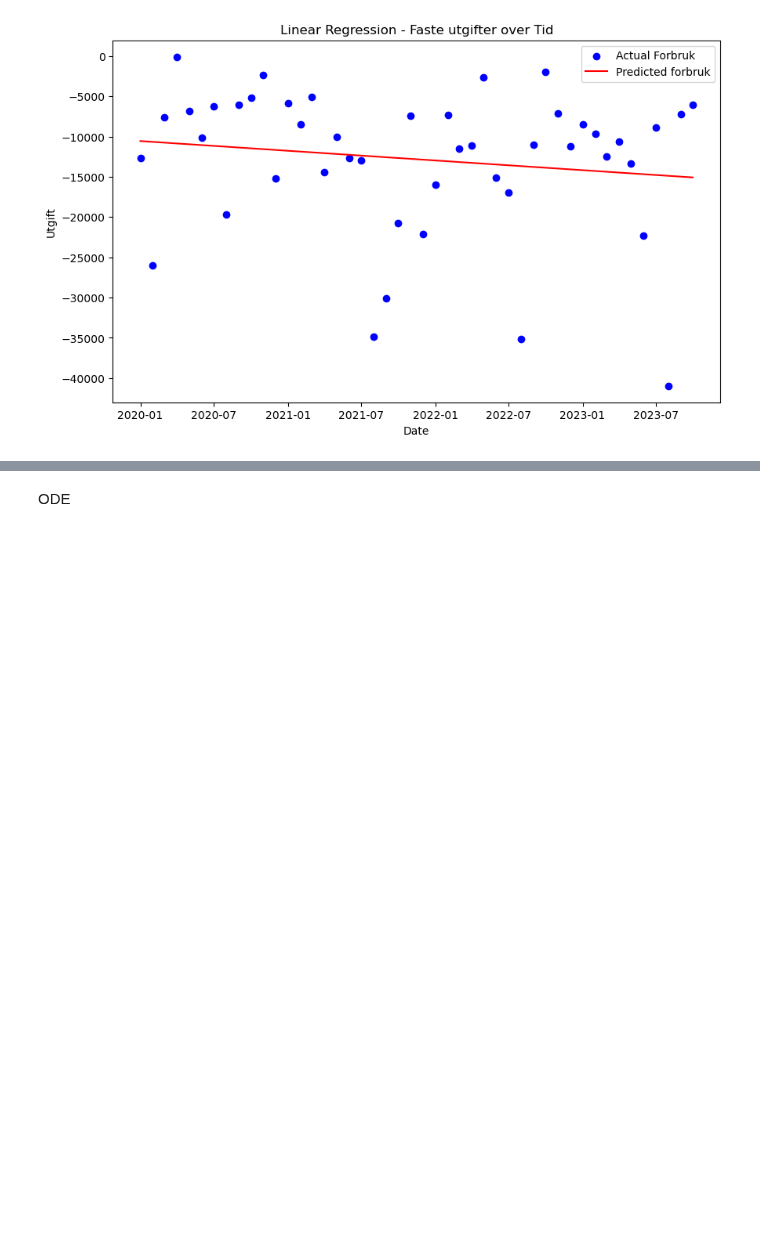
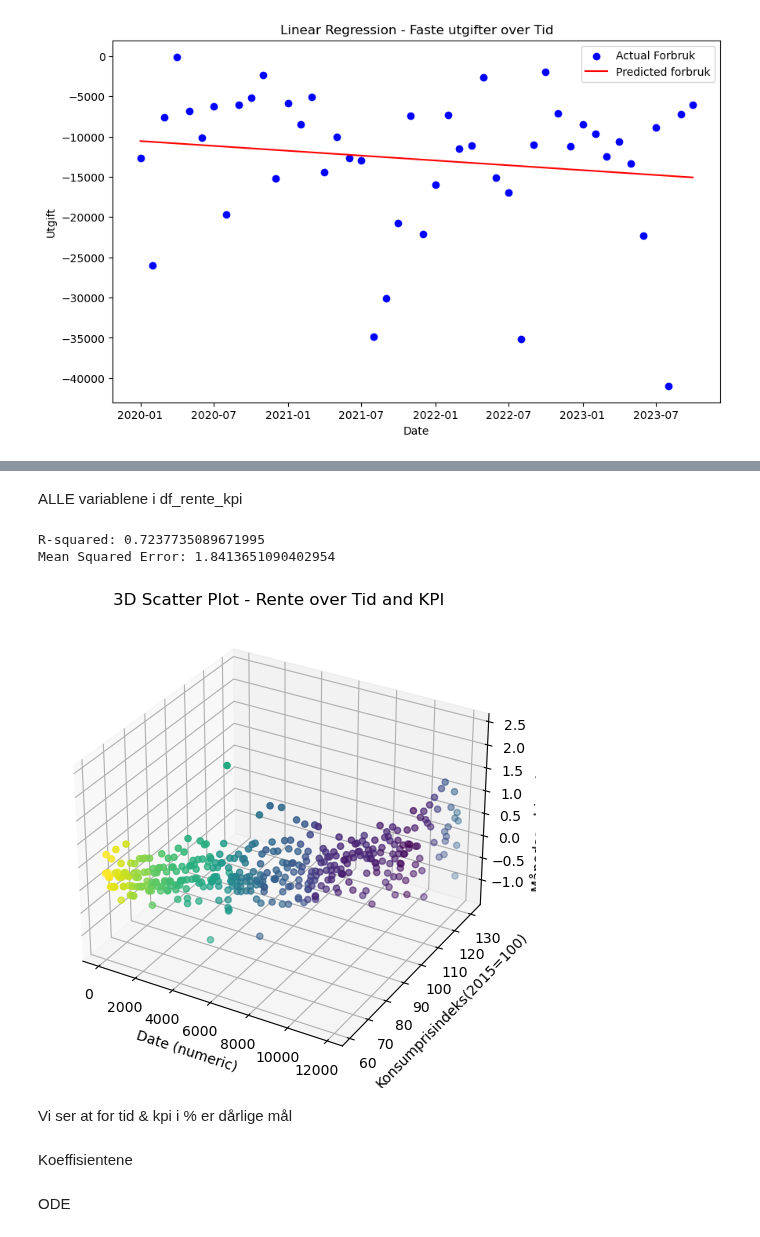
Before and after one commit to 591118/ProsjektADAH2023, a Jupyter notebook: prosjekt501.ipynb, the cells around one changed output, grey strips where cells are left out. Cells and saved outputs as stored; diff of their text form; code cells hidden in the pictures; blank space fills up the shorter version.

```diff
--- a/prosjekt501.ipynb
+++ b/prosjekt501.ipynb
@@ -230,0 +350,49 @@ plt.show()
+# %% [markdown]
+ALLE variablene i df_rente_kpi
+# %%
+df_rente_kpi['Dato'] = pd.to_datetime(df_rente_kpi['Dato'])
+df_rente_kpi['Dato_numeric'] = (df_rente_kpi['Dato'] - df_rente_kpi['Dato'].min()).dt.days
+
+X = df_rente_kpi[['Dato_numeric', 'Konsumprisindeks(2015=100)', 'Månedsendring (prosent)']]
+y = df_rente_kpi['Rente']
+
+model_total = LinearRegression()
+model_total.fit(X,y)
+
+predictions_total = model_total.predict(X)
+
+df_rente_kpi['Predicted Rente'] = predictions_total
+
+from sklearn.metrics import mean_squared_error, r2_score
+
+print('R-squared:', r2_score(y, predictions_total))
+print('Mean Squared Error:', mean_squared_error(y, predictions_total))
+# %% [output]
+R-squared: 0.7237735089671995
+Mean Squared Error: 1.8413651090402954
+# %%
+import matplotlib.pyplot as plt
+from mpl_toolkits.mplot3d import Axes3D
+
+# Create a 3D scatter plot
+fig = plt.figure(figsize=(10, 6))
+ax = fig.add_subplot(111, projection='3d')
+
+# Plot the actual data
+ax.scatter(df_rente_kpi['Dato_numeric'], df_rente_kpi['Konsumprisindeks(2015=100)'], df_rente_kpi['Månedsendring (prosent)'], c=df_rente_kpi['Predicted Rente'], cmap='viridis')
+
+# Labels
+ax.set_xlabel('Date (numeric)')
+ax.set_ylabel('Konsumprisindeks(2015=100)')
+ax.set_zlabel('Månedsendring (prosent)')
+
+# Title
+ax.set_title('3D Scatter Plot - Rente over Tid and KPI')
+
+plt.show()
+# %% [output]
+[figure, added]
+# %% [markdown]
+Vi ser at for tid & kpi i % er dårlige mål
+# %% [markdown]
+Koeffisientene
```
Also changed, not shown: parts of 17 cells of this notebook.
